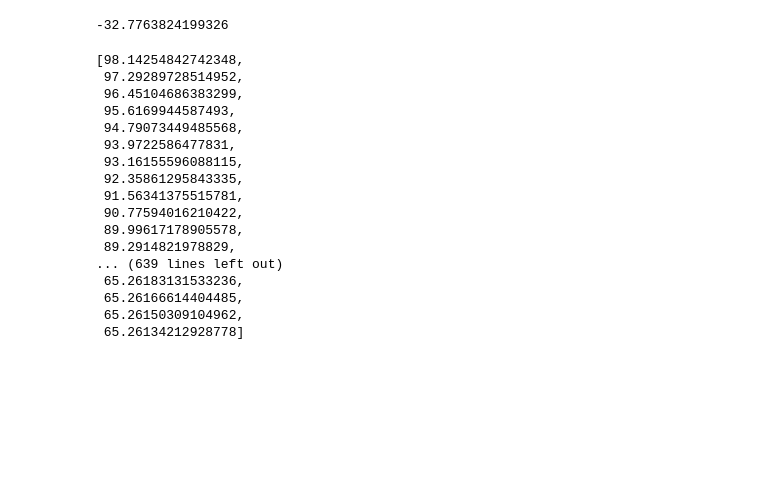
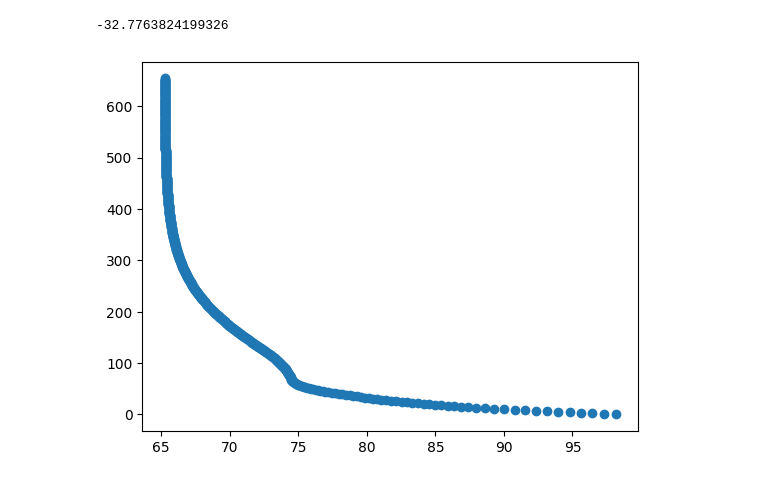
Before and after one commit to akitim/SkillFactory_current, a Jupyter notebook: Блок_5_Математика_в_ML_Часть_I_Часть_II_Часть_III.ipynb, the cells around one changed output. Cells and saved outputs as stored; diff of their text form; code cells hidden in the pictures; blank space fills up the shorter version.

```diff
--- a/Блок_5_Математика_в_ML_Часть_I_Часть_II_Часть_III.ipynb
+++ b/Блок_5_Математика_в_ML_Часть_I_Часть_II_Часть_III.ipynb
@@ -509,26 +509,14 @@ np.mean(np.abs(y_st - y_pred) / y_st) *100
 # %%
 def MAPE(y_true, y_pred):
     return np.mean(np.abs((y_true - y_pred) / y_true)) *100
 
 def logreg_predict(X, weights):
     return np.hstack([np.ones((X_st.shape[0], 1)), X_st]) @ weights
 
-[MAPE(y_st, logreg_predict(X, weights)) for weights in result['trajectory']]
+mapes = [MAPE(y_st, logreg_predict(X, weights)) for weights in result['trajectory']]
+
+import matplotlib.pyplot as plt
+
+plt.scatter(mapes, np.arange(0, len(mapes)));
 # %% [output]
-[98.14254842742348,
- 97.29289728514952,
- 96.45104686383299,
- 95.6169944587493,
- 94.79073449485568,
- 93.9722586477831,
- 93.16155596088115,
- 92.35861295843335,
- 91.56341375515781,
- 90.77594016210422,
- 89.99617178905578,
- 89.2914821978829,
-... (639 lines left out)
- 65.26183131533236,
- 65.26166614404485,
- 65.26150309104962,
- 65.26134212928778]
+[figure, added]
```
Also changed, not shown: parts of 1 cell of this notebook.
